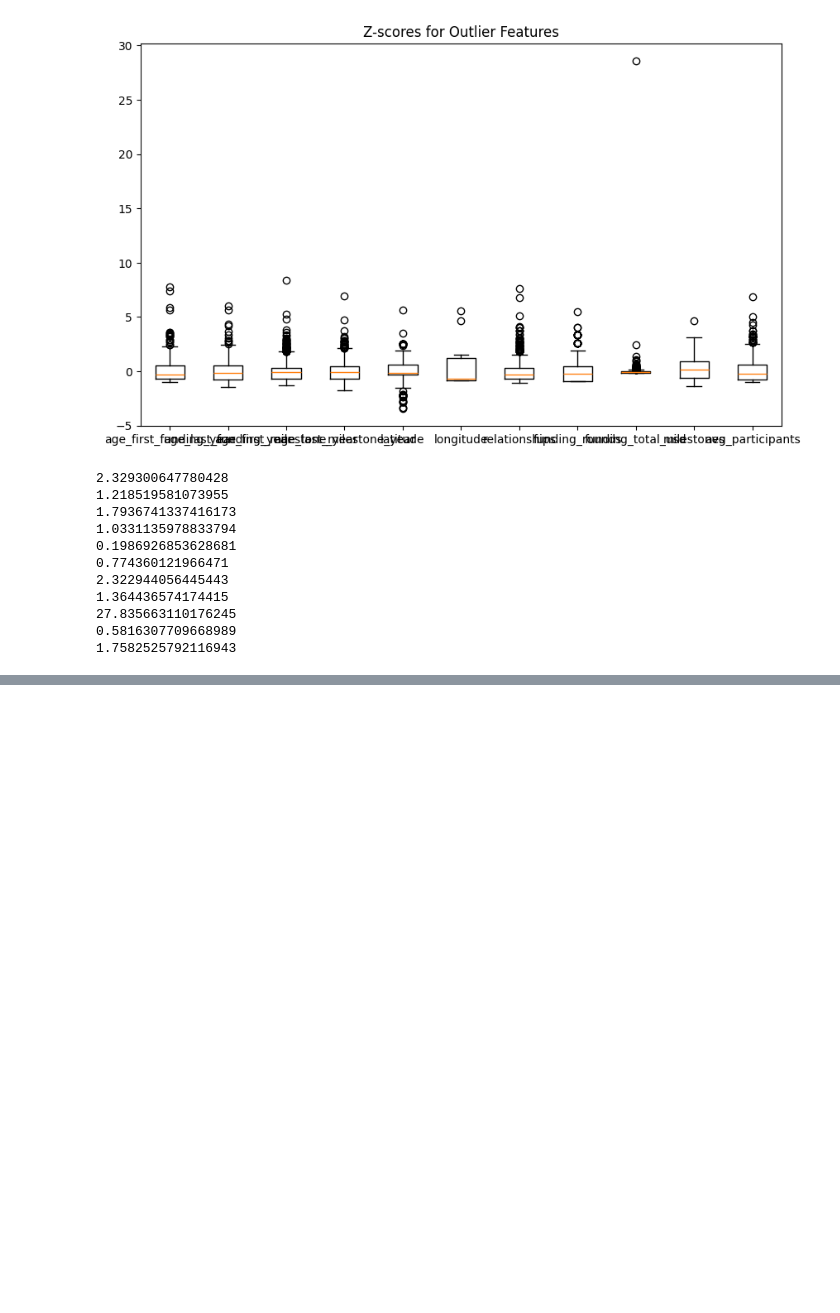
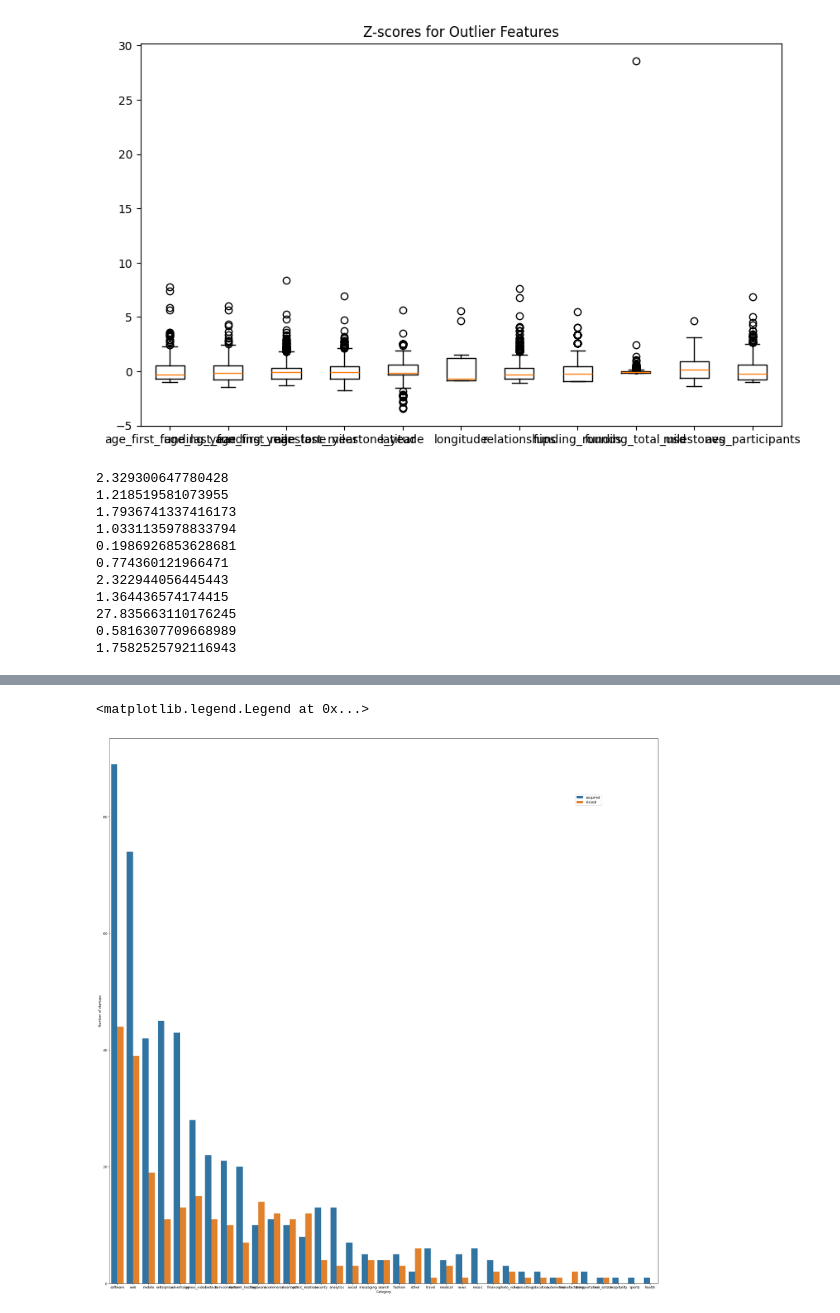
Before and after one commit to Meghamala/Startup_Success_Prediction, a Jupyter notebook: initial.ipynb, the cells around one changed output, grey strips where cells are left out. Saved outputs shown, nothing was run; the diff lists cells and outputs as text; code cells hidden in the pictures; blank space fills up the shorter version.

```diff
--- a/initial.ipynb
+++ b/initial.ipynb
@@ -360,0 +371,10 @@ print(new_df.shape)
+# %%
+#category having largest number of startup
+fig,ax = plt.subplots(figsize=(30,30))
+
+plot = sns.countplot(x='category_code',hue='status', data=new_df, order= new_df.category_code.value_counts().index)
+plot = ax.set(xlabel="Category", ylabel="Number of startups")
+plt.legend(bbox_to_anchor=(0.9,0.9))
+# %% [output]
+<matplotlib.legend.Legend at 0x...>
+[figure, added]
```
Also changed, not shown: parts of 8 cells of this notebook.
